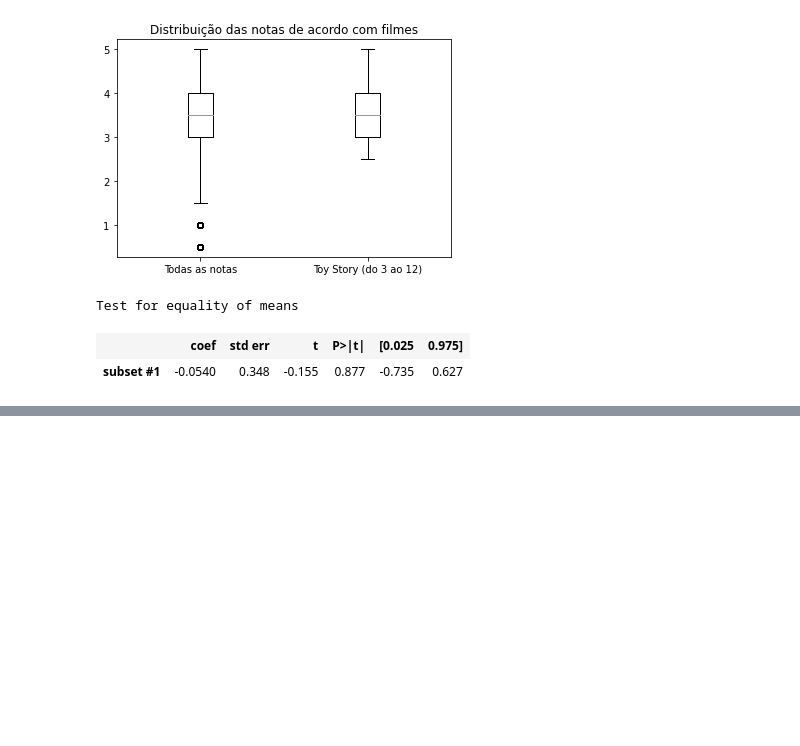
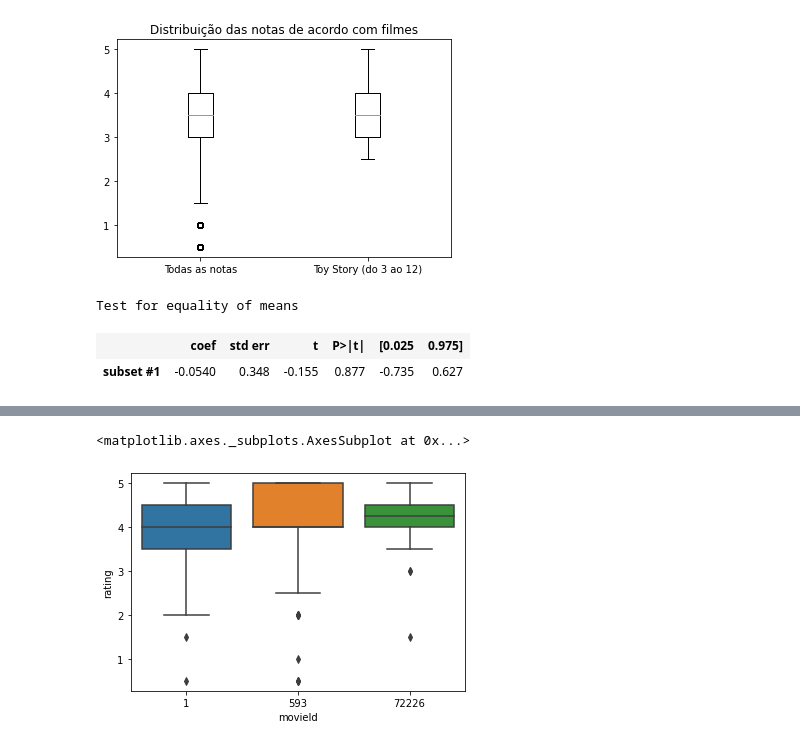
Before and after one commit to Gleis0nLemos/Testes_Estatisticos_com_Python, a Jupyter notebook: Testes_Estatisticos.ipynb, the cells around one changed output, grey strips where cells are left out. Cells and saved outputs as stored; diff of their text form; code cells hidden in the pictures; blank space fills up the shorter version.

```diff
--- a/Testes_Estatisticos.ipynb
+++ b/Testes_Estatisticos.ipynb
@@ -391,0 +411,5 @@ Test for equality of means
+# %%
+sns.boxplot(x = "movieId", y = "rating", data = notas.query("movieId in (1, 593, 72226)"))
+# %% [output]
+<matplotlib.axes._subplots.AxesSubplot at 0x...>
+[figure, added]
```
Also changed, not shown: parts of 9 cells of this notebook, 1 other file.
